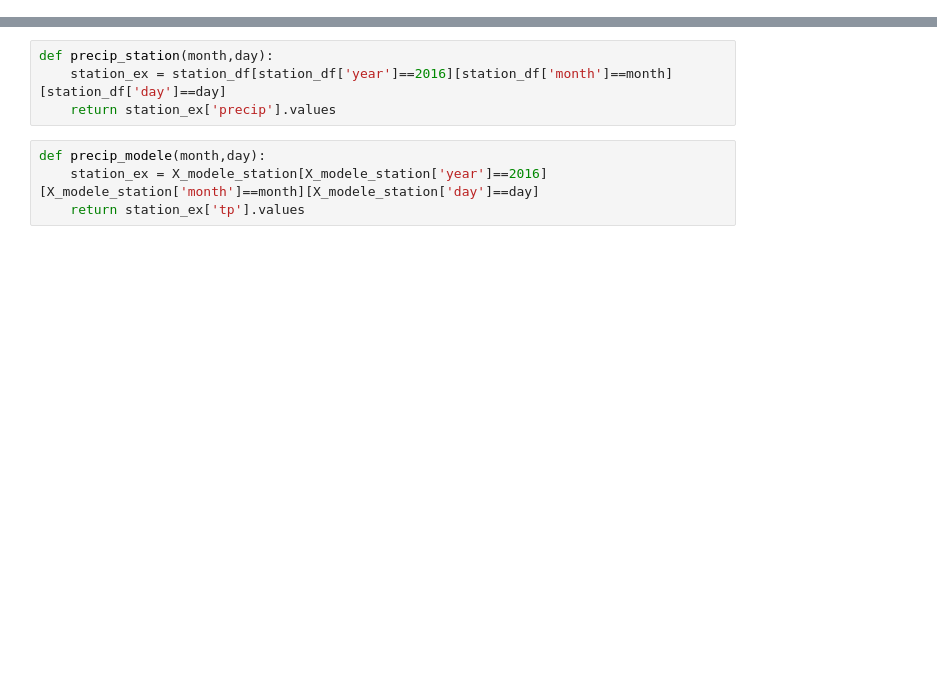
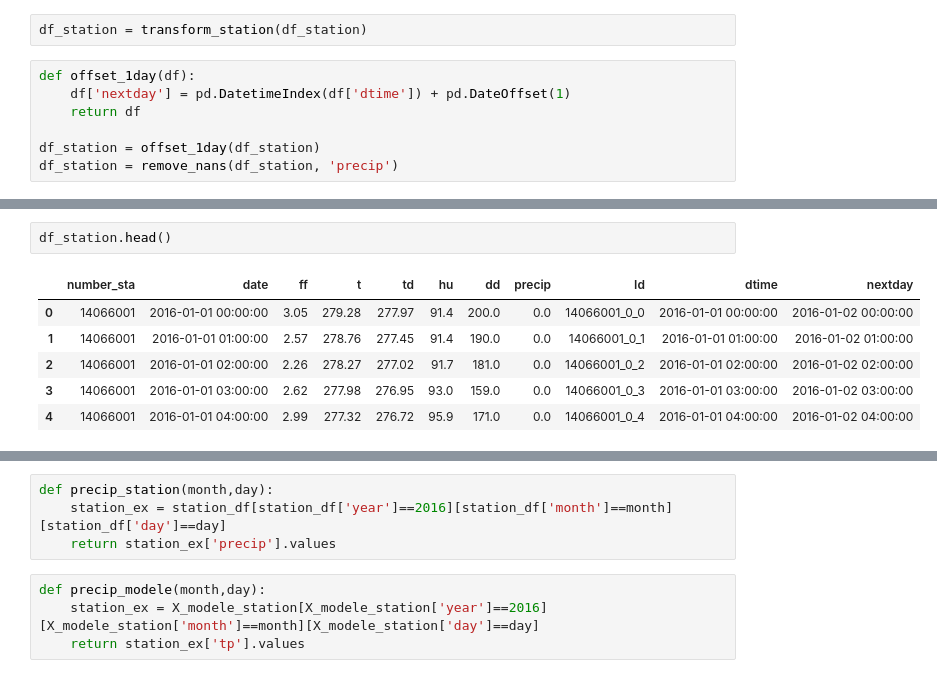
Before and after one commit to damienanquetin/HackathonMF, a Jupyter notebook: notebooks/transform_dataset.ipynb, the cells around one changed output, grey strips where cells are left out. Drawn from its saved outputs; the diff is of its cells as text; blank space fills up the shorter version.

```diff
--- a/notebooks/transform_dataset.ipynb
+++ b/notebooks/transform_dataset.ipynb
@@ -142,0 +73,9 @@ See the caveats in the documentation: https://pandas.pydata.org/pandas-docs/stab
+# %%
+df_station = transform_station(df_station)
+# %%
+def offset_1day(df):
+    df['nextday'] = pd.DatetimeIndex(df['dtime']) + pd.DateOffset(1)
+    return df
+
+df_station = offset_1day(df_station)
+df_station = remove_nans(df_station, 'precip')
@@ -142,0 +296,9 @@ See the caveats in the documentation: https://pandas.pydata.org/pandas-docs/stab
+# %%
+df_station.head()
+# %% [output]
+|  | number_sta | date | ff | t | td | hu | dd | precip | Id | dtime | nextday |
+| 0 | 14066001 | 2016-01-01 00:00:00 | 3.05 | 279.28 | 277.97 | 91.4 | 200.0 | 0.0 | 14066001_0_0 | 2016-01-01 00:00:00 | 2016-01-02 00:00:00 |
+| 1 | 14066001 | 2016-01-01 01:00:00 | 2.57 | 278.76 | 277.45 | 91.4 | 190.0 | 0.0 | 14066001_0_1 | 2016-01-01 01:00:00 | 2016-01-02 01:00:00 |
+| 2 | 14066001 | 2016-01-01 02:00:00 | 2.26 | 278.27 | 277.02 | 91.7 | 181.0 | 0.0 | 14066001_0_2 | 2016-01-01 02:00:00 | 2016-01-02 02:00:00 |
+| 3 | 14066001 | 2016-01-01 03:00:00 | 2.62 | 277.98 | 276.95 | 93.0 | 159.0 | 0.0 | 14066001_0_3 | 2016-01-01 03:00:00 | 2016-01-02 03:00:00 |
+| 4 | 14066001 | 2016-01-01 04:00:00 | 2.99 | 277.32 | 276.72 | 95.9 | 171.0 | 0.0 | 14066001_0_4 | 2016-01-01 04:00:00 | 2016-01-02 04:00:00 |
```
Also changed, not shown: parts of 58 cells of this notebook.
